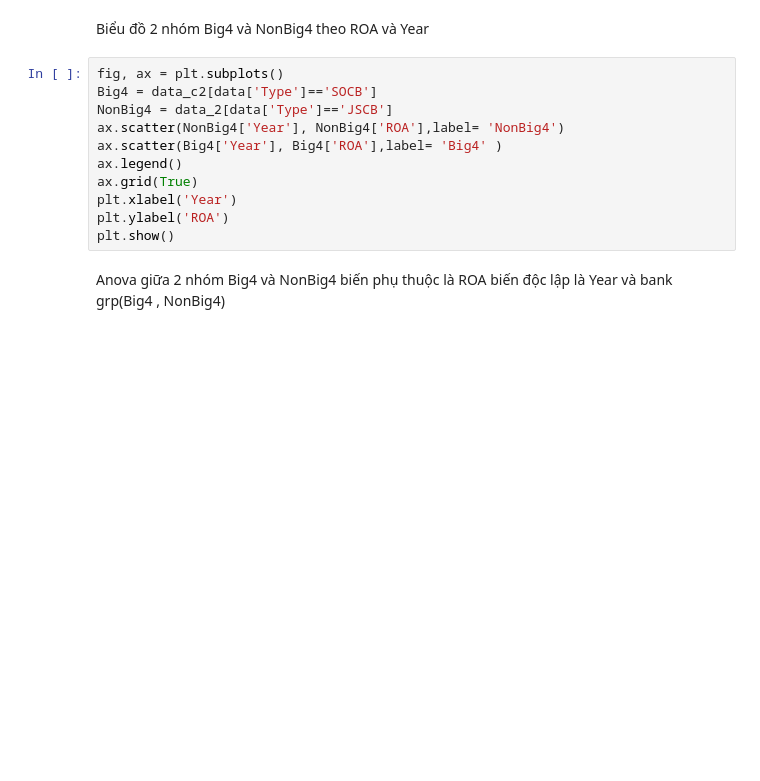
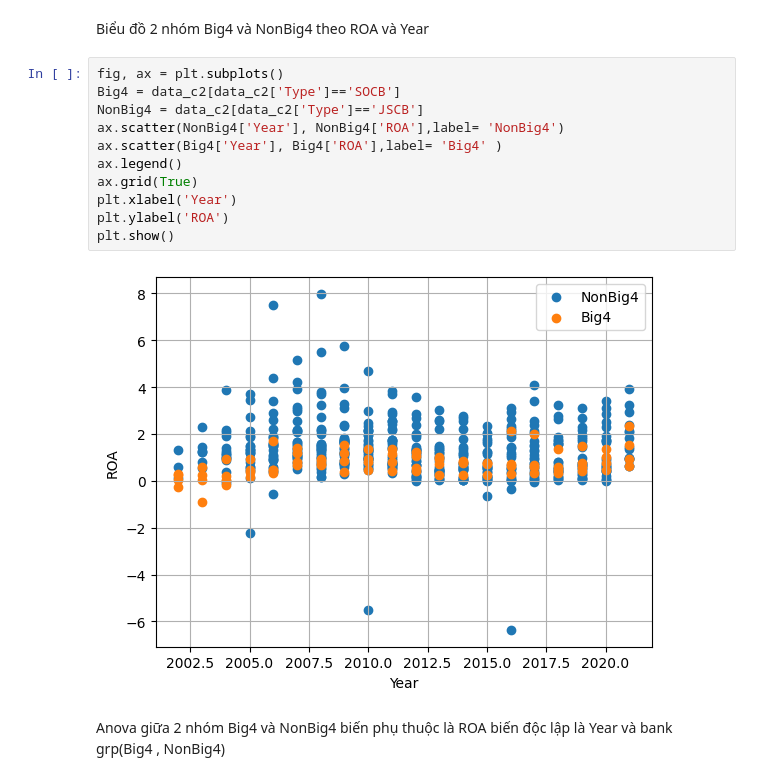
Before and after one commit to trhgquan/MTH063, a Jupyter notebook: final/vn-bank.ipynb, the cells around one changed output. Drawn from its saved outputs; the diff is of its cells as text; blank space fills up the shorter version.

```diff
--- a/final/vn-bank.ipynb
+++ b/final/vn-bank.ipynb
@@ -248,15 +262,17 @@ data_c2
 Biểu đồ 2 nhóm Big4 và NonBig4 theo ROA và Year
 # %%
 fig, ax = plt.subplots()
-Big4 = data_c2[data['Type']=='SOCB']
-NonBig4 = data_2[data['Type']=='JSCB']
+Big4 = data_c2[data_c2['Type']=='SOCB']
+NonBig4 = data_c2[data_c2['Type']=='JSCB']
 ax.scatter(NonBig4['Year'], NonBig4['ROA'],label= 'NonBig4')
 ax.scatter(Big4['Year'], Big4['ROA'],label= 'Big4' )
 ax.legend()
 ax.grid(True)
 plt.xlabel('Year')
 plt.ylabel('ROA')
 plt.show()
+# %% [output]
+[figure, added]
 # %% [markdown]
 Anova giữa 2 nhóm Big4 và NonBig4 biến phụ thuộc là ROA biến độc lập là Year và bank grp(Big4 , NonBig4)
 # %%
```
Also changed, not shown: parts of 49 cells of this notebook.
